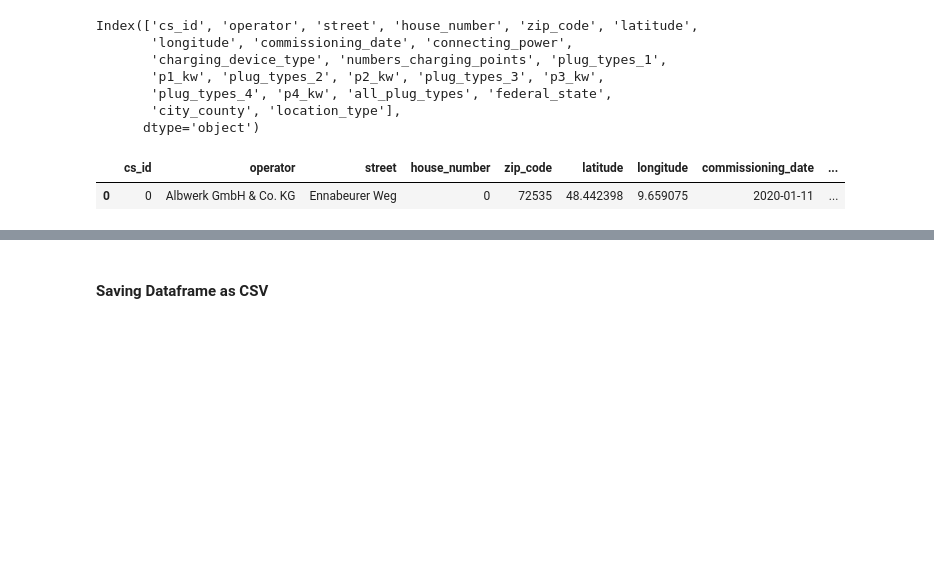
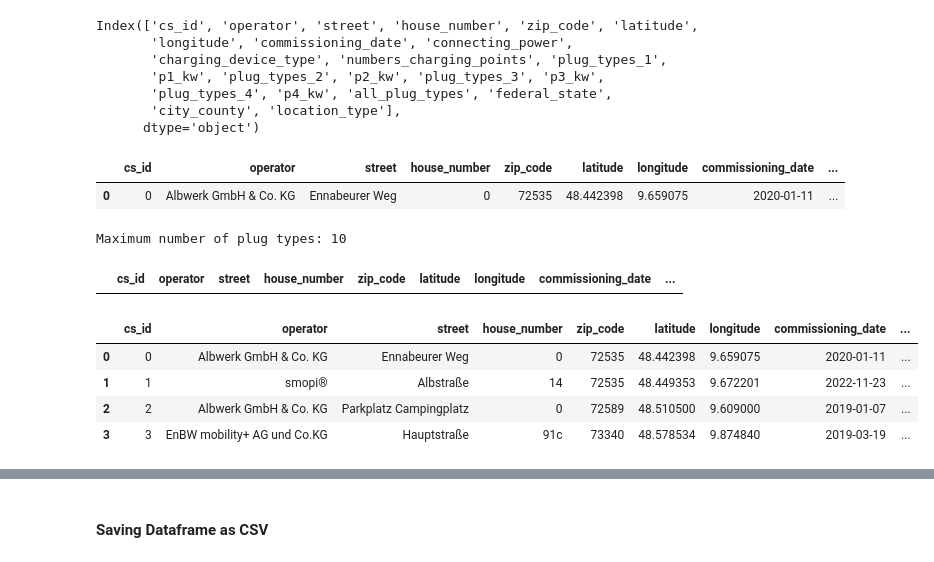
Before and after one commit to RomyBrate/capstone_project_ev, a Jupyter notebook: charging_stations/charging_stations.ipynb, the cells around one changed output, grey strips where cells are left out. Cells and saved outputs as stored; diff of their text form; code cells hidden in the pictures; blank space fills up the shorter version.

```diff
--- a/charging_stations/charging_stations.ipynb
+++ b/charging_stations/charging_stations.ipynb
@@ -733,3 +733,22 @@ def clean_plug_types(plug_types):
     return ','.join(filter(None, plug_types.split(',')))
 
 df_final_cs['all_plug_types'] = df_final_cs['all_plug_types'].apply(clean_plug_types)
+# %%
+# Find the maximum number of plug types in the 'all_plug_types' column
+max_plug_types = df_final_cs['all_plug_types'].apply(lambda x: len(x.split(','))).max()
+
+print("Maximum number of plug types:", max_plug_types)
+# %% [output]
+Maximum number of plug types: 10
+# %%
+df_final_cs[df_final_cs['zip_code'].astype(str).str.len()==4]
+# %% [output]
+|  | cs_id | operator | street | house_number | zip_code | latitude | longitude | commissioning_date | ... |
+# %%
+df_final_cs.head(4)
+# %% [output]
+|  | cs_id | operator | street | house_number | zip_code | latitude | longitude | commissioning_date | ... |
+| 0 | 0 | Albwerk GmbH & Co. KG | Ennabeurer Weg | 0 | 72535 | 48.442398 | 9.659075 | 2020-01-11 | ... |
+| 1 | 1 | smopi® | Albstraße | 14 | 72535 | 48.449353 | 9.672201 | 2022-11-23 | ... |
+| 2 | 2 | Albwerk GmbH & Co. KG | Parkplatz Campingplatz | 0 | 72589 | 48.510500 | 9.609000 | 2019-01-07 | ... |
+| 3 | 3 | EnBW mobility+ AG und Co.KG | Hauptstraße | 91c | 73340 | 48.578534 | 9.874840 | 2019-03-19 | ... |
```
Also changed, not shown: parts of 8 cells of this notebook, 1 other file.
